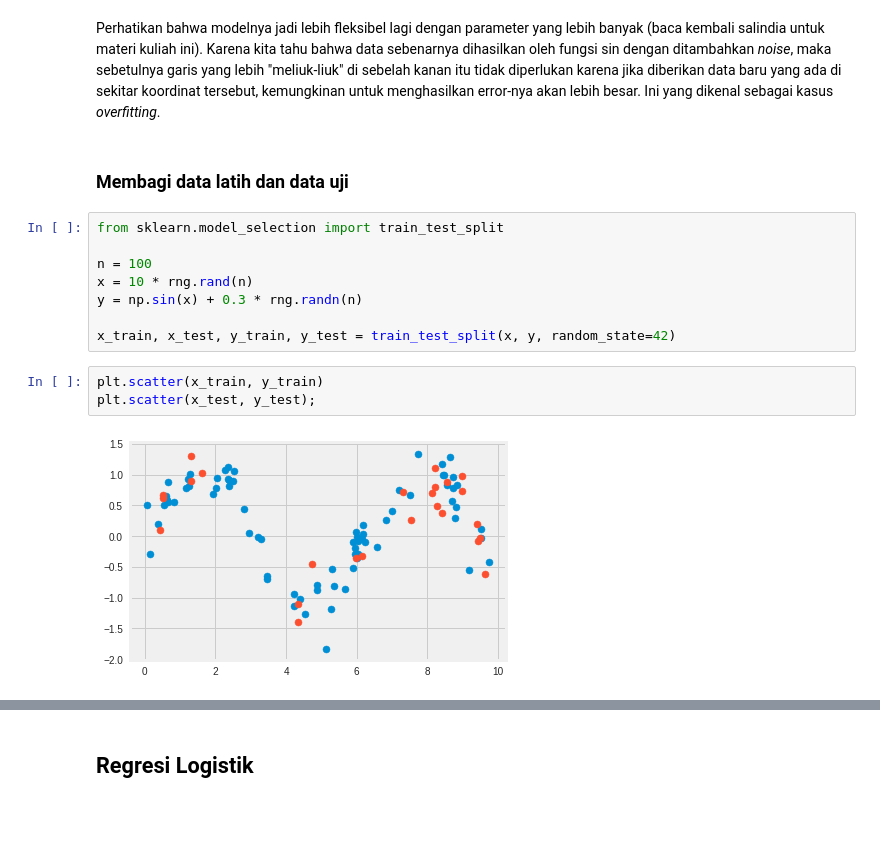
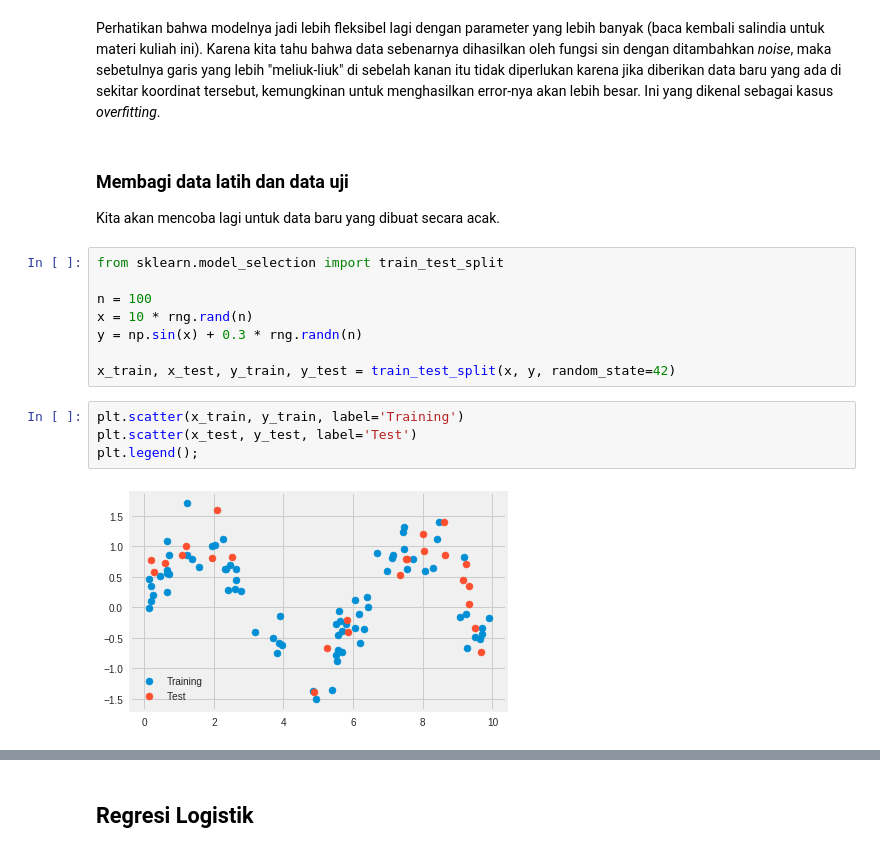
Before and after one commit to aliakbars/uai-ai, a Jupyter notebook: scripts/lab1.ipynb, the cells around one changed output, grey strips where cells are left out. Saved outputs shown, nothing was run; the diff lists cells and outputs as text; blank space fills up the shorter version.

Commit message:
Perubahan data pada lab1

```diff
--- a/scripts/lab1.ipynb
+++ b/scripts/lab1.ipynb
@@ -185,6 +185,8 @@ ax.plot(xfit, yfit, c='r');
 Perhatikan bahwa modelnya jadi lebih fleksibel lagi dengan parameter yang lebih banyak (baca kembali salindia untuk materi kuliah ini). Karena kita tahu bahwa data sebenarnya dihasilkan oleh fungsi sin dengan ditambahkan *noise*, maka sebetulnya garis yang lebih "meliuk-liuk" di sebelah kanan itu tidak diperlukan karena jika diberikan data baru yang ada di sekitar koordinat tersebut, kemungkinan untuk menghasilkan error-nya akan lebih besar. Ini yang dikenal sebagai kasus *overfitting*.
 # %% [markdown]
 ### Membagi data latih dan data uji
+
+Kita akan mencoba lagi untuk data baru yang dibuat secara acak.
 # %%
 from sklearn.model_selection import train_test_split
 
@@ -194,10 +196,11 @@ y = np.sin(x) + 0.3 * rng.randn(n)
 
 x_train, x_test, y_train, y_test = train_test_split(x, y, random_state=42)
 # %%
-plt.scatter(x_train, y_train)
-plt.scatter(x_test, y_test);
+plt.scatter(x_train, y_train, label='Training')
+plt.scatter(x_test, y_test, label='Test')
+plt.legend();
 # %% [output]
-[figure, old version]
+[figure, new version]
 # %%
 from sklearn.metrics import mean_squared_error
 
```
Also changed, not shown: parts of 4 cells of this notebook.
